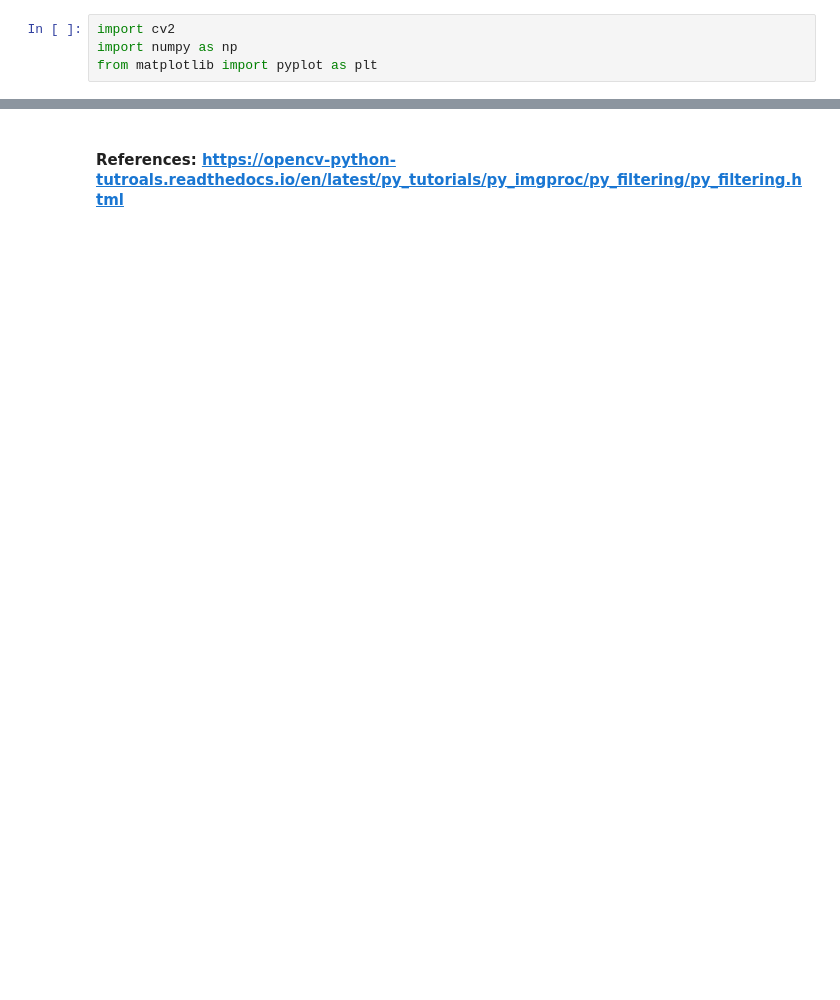
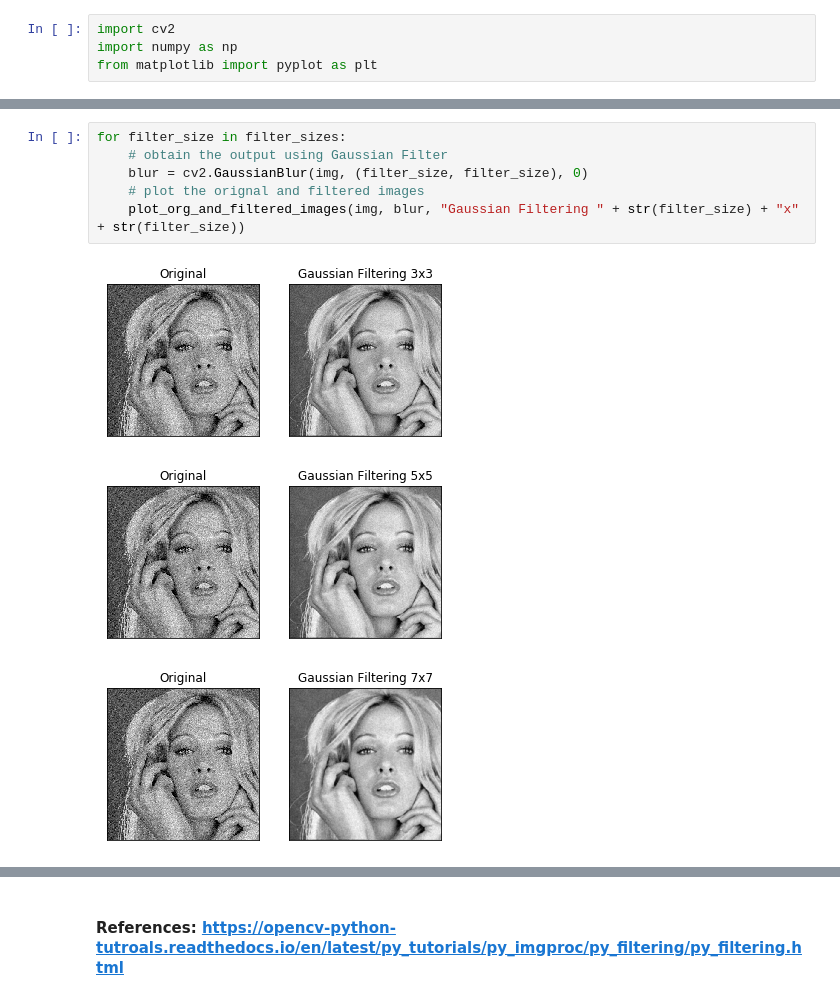
Before and after one commit to sahilbansal17/Computer-Vision-Lab, a Jupyter notebook: 1-Spatial Filtering/Assignment 1.ipynb, the cells around one changed output, grey strips where cells are left out. Drawn from its saved outputs; the diff is of its cells as text; blank space fills up the shorter version.

```diff
--- a/1-Spatial Filtering/Assignment 1.ipynb
+++ b/1-Spatial Filtering/Assignment 1.ipynb
@@ -37,0 +35,10 @@ print(kernel)
+# %%
+for filter_size in filter_sizes:
+    # obtain the output using Gaussian Filter
+    blur = cv2.GaussianBlur(img, (filter_size, filter_size), 0)
+    # plot the orignal and filtered images
+    plot_org_and_filtered_images(img, blur, "Gaussian Filtering " + str(filter_size) + "x" + str(filter_size))
+# %% [output]
+[figure, added]
+[figure, added]
+[figure, added]
```
Also changed, not shown: parts of 12 cells of this notebook.
